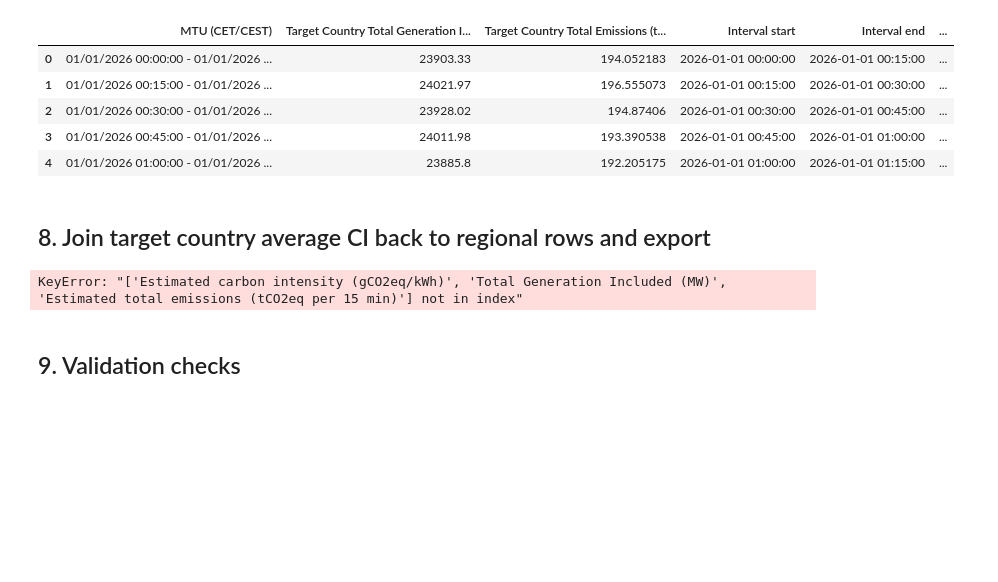
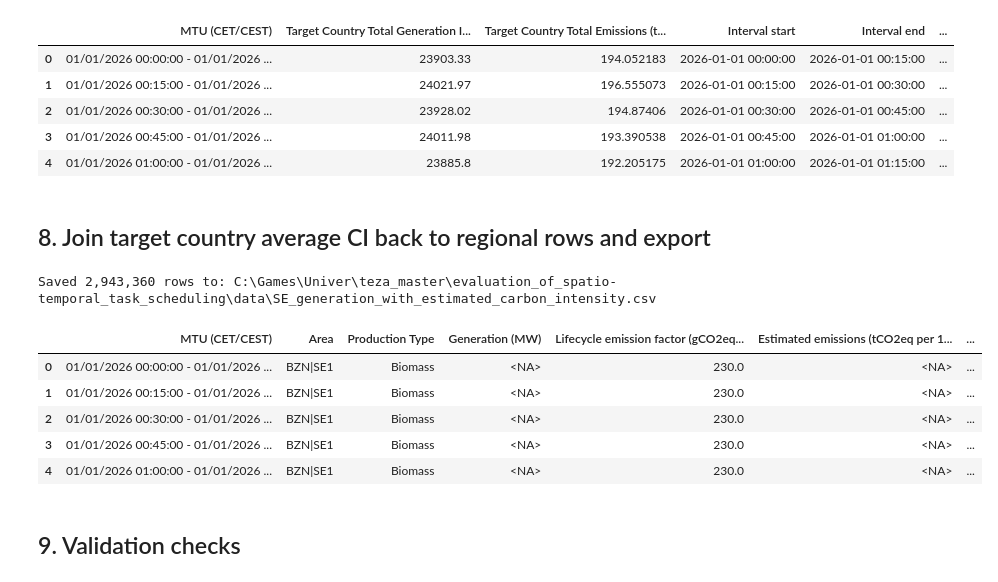
Before and after one commit to EugenBonta/evaluation_of_spatio-temporal_task_scheduling, a Jupyter notebook: SE_Multi_Region_Carbon_Intensity.ipynb, the cells around one changed output. Cells and saved outputs as stored; diff of their text form; code cells hidden in the pictures; blank space fills up the shorter version.

```diff
--- a/SE_Multi_Region_Carbon_Intensity.ipynb
+++ b/SE_Multi_Region_Carbon_Intensity.ipynb
@@ -202,17 +202,20 @@ work["Generation included (MW)"] = work["Generation (MW)"].where(
     work["Included in carbon-intensity calculation"], 0.0
 )
 
-# Emissions calculation per 15-minute row:
-# tCO2eq = MW * 0.25 h * EF gCO2eq/kWh / 1000
+# Single-row estimated emissions (tCO2eq per 15 min):
+# tCO2eq = MW * 0.25 h * EF (gCO2eq/kWh) / 1000
 work["Estimated emissions (tCO2eq per 15 min)"] = (
     work["Generation (MW)"]
     * INTERVAL_HOURS
     * work["Lifecycle emission factor (gCO2eq/kWh)"]
     / 1000.0
 )
+work.loc[~work["Included in carbon-intensity calculation"], "Estimated emissions (tCO2eq per 15 min)"] = np.nan
 
-work.loc[~work["Included in carbon-intensity calculation"],
-         "Estimated emissions (tCO2eq per 15 min)"] = np.nan
+# Single-row carbon intensity (gCO2eq/kWh) - equals Lifecycle emission factor for included rows
+work["Estimated carbon intensity (gCO2eq/kWh)"] = work["Lifecycle emission factor (gCO2eq/kWh)"].where(
+    work["Included in carbon-intensity calculation"], np.nan
+)
 
 display(work[[
     "MTU (CET/CEST)", "Area", "Production Type", "Generation (MW)",
@@ -280,29 +283,47 @@ Total Intervals: 35040
 # %% [markdown]
 ## 8. Join target country average CI back to regional rows and export
 # %%
+# Prepare interval-level target country aggregated metrics
 metrics = interval_summary[COUNTRY_GROUP_KEYS + [
     "Target Country Carbon Intensity (gCO2eq/kWh)",
     "Target Country Total Generation Included (MW)",
     "Target Country Total Emissions (tCO2eq per 15 min)"
-]]
+]].rename(columns={
+    "Target Country Carbon Intensity (gCO2eq/kWh)": "Estimated total carbon intensity (gCO2eq/kWh)", # optional helper
+    "Target Country Total Generation Included (MW)": "Total generation included (MW)",
+    "Target Country Total Emissions (tCO2eq per 15 min)": "Estimated total emissions (tCO2eq per 15 min)"
+})
 
-# Merge target country metrics back into the combined multi-region dataset
+# Merge interval metrics back to regional rows
 work = work.merge(metrics, on=COUNTRY_GROUP_KEYS, how="left")
 
-output_columns = df.columns.tolist() + [
+# Define the exact 9 columns in the requested order
+final_output_columns = [
+    "MTU (CET/CEST)",
+    "Area",
+    "Production Type",
+    "Generation (MW)",
     "Lifecycle emission factor (gCO2eq/kWh)",
     "Estimated emissions (tCO2eq per 15 min)",
     "Estimated carbon intensity (gCO2eq/kWh)",
-    "Total Generation Included (MW)",
+    "Total generation included (MW)",
     "Estimated total emissions (tCO2eq per 15 min)"
 ]
-result = work[output_columns].copy()
 
+result = work[final_output_columns].copy()
+
+# Save to CSV
 result.to_csv(OUTPUT_CSV, index=False)
 print(f"Saved {len(result):,} rows to: {OUTPUT_CSV.resolve()}")
 display(result.head())
 # %% [output]
-KeyError: "['Estimated carbon intensity (gCO2eq/kWh)', 'Total Generation Included (MW)', 'Estimated total emissions (tCO2eq per 15 min)'] not in index"
+Saved 2,943,360 rows to: C:\Games\Univer\teza_master\evaluation_of_spatio-temporal_task_scheduling\data\SE_generation_with_estimated_carbon_intensity.csv
+|  | MTU (CET/CEST) | Area | Production Type | Generation (MW) | Lifecycle emission factor (gCO2eq... | Estimated emissions (tCO2eq per 1... | ... |
+| 0 | 01/01/2026 00:00:00 - 01/01/2026 ... | BZN|SE1 | Biomass | <NA> | 230.0 | <NA> | ... |
+| 1 | 01/01/2026 00:15:00 - 01/01/2026 ... | BZN|SE1 | Biomass | <NA> | 230.0 | <NA> | ... |
+| 2 | 01/01/2026 00:30:00 - 01/01/2026 ... | BZN|SE1 | Biomass | <NA> | 230.0 | <NA> | ... |
+| 3 | 01/01/2026 00:45:00 - 01/01/2026 ... | BZN|SE1 | Biomass | <NA> | 230.0 | <NA> | ... |
+| 4 | 01/01/2026 01:00:00 - 01/01/2026 ... | BZN|SE1 | Biomass | <NA> | 230.0 | <NA> | ... |
 # %% [markdown]
 ## 9. Validation checks
 # %% [markdown]
```
Also changed, not shown: parts of 6 cells of this notebook, 11 other files.
